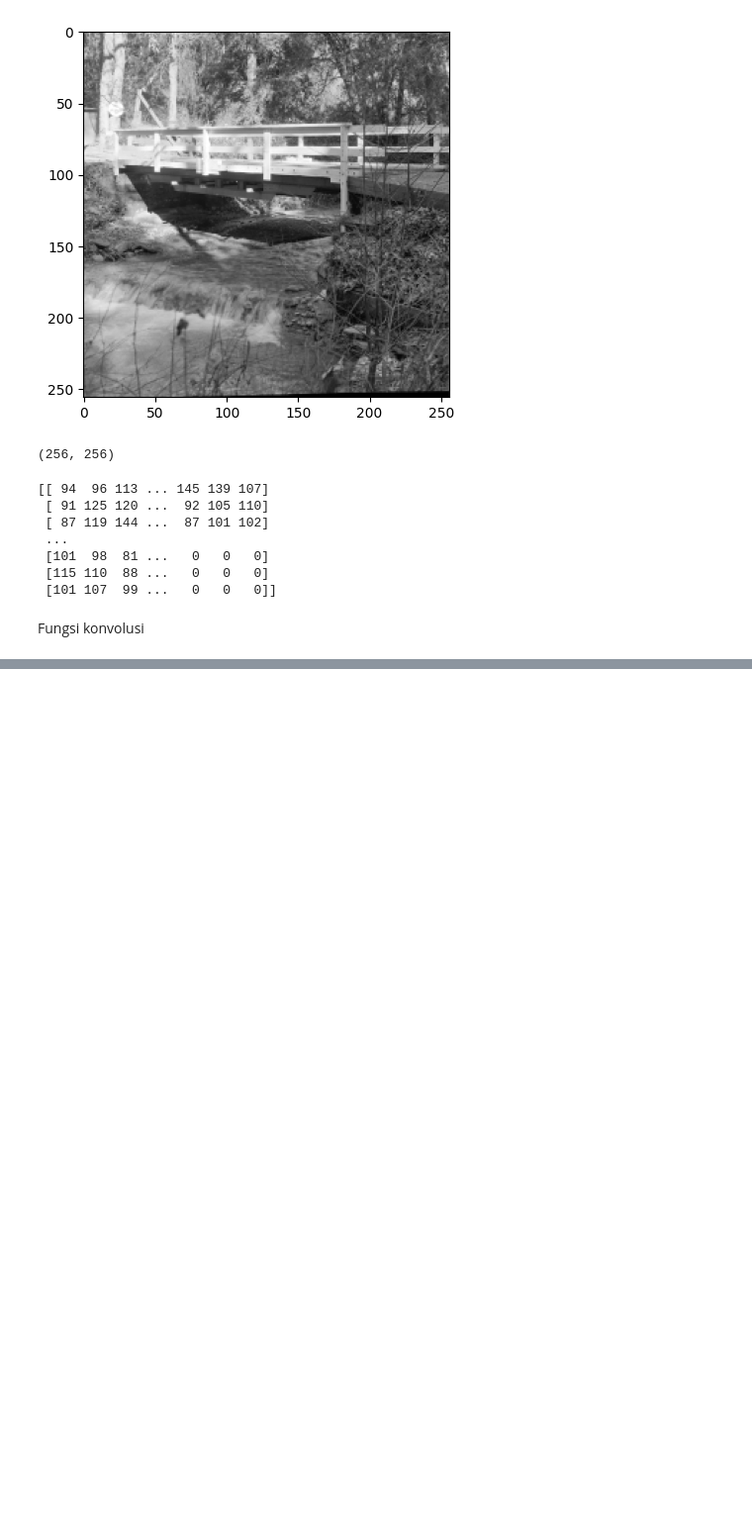
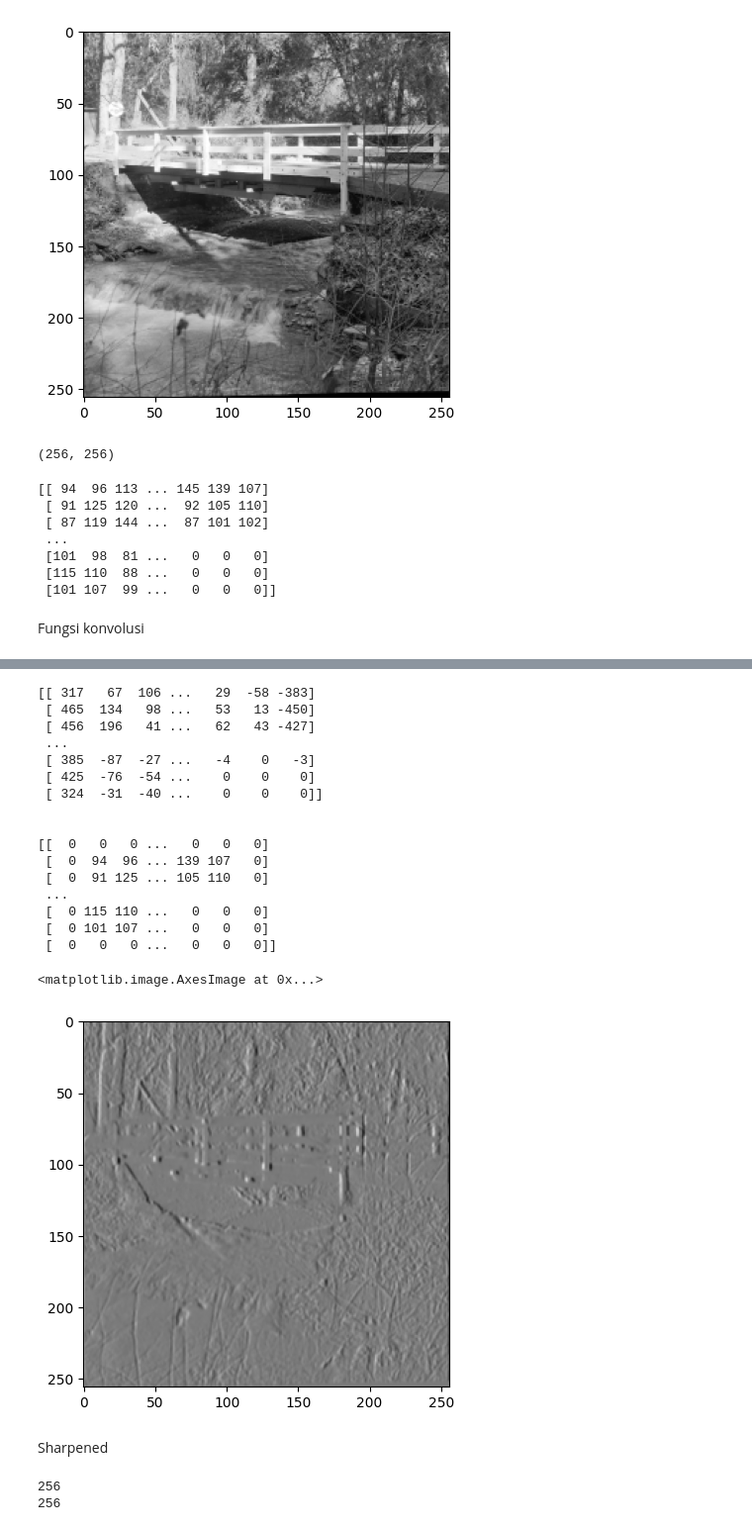
Before and after one commit to nyayuchika/pcd-coursework, a Jupyter notebook: PCD_Assignment02.ipynb, the cells around one changed output, grey strips where cells are left out. Shown at 99% size. Cells and saved outputs as stored; diff of their text form; code cells hidden in the pictures; blank space fills up the shorter version.

```diff
--- a/PCD_Assignment02.ipynb
+++ b/PCD_Assignment02.ipynb
@@ -97,6 +97,13 @@ sharpen_kernel = np.array([[[0, -1, 0],
                             [-1, 5, -1],
                             [0, -1, 0]]])
 print(sharpen_kernel,'\n')
+
+# Edge detection (Sobel horizontal)
+sobel_x = np.array([[-1, 0, 1],
+                    [-2, 0, 2],
+                    [-1, 0, 1]
+])
+print(sobel_x)
 # %% [output]
 [[0 0 0]
  [0 1 0]
@@ -115,0 +203,28 @@ print(sharpen_kernel,'\n')
+# %%
+#Edge detection kernel
+
+edge_konvolusi, edge_padding = konvolusi(img, sobel_x)
+print(np.array(edge_konvolusi), '\n\n')
+print(np.array(edge_padding),'\n\n')
+plt.imshow(edge_konvolusi, cmap='gray')
+# %% [output]
+[[ 317   67  106 ...   29  -58 -383]
+ [ 465  134   98 ...   53   13 -450]
+ [ 456  196   41 ...   62   43 -427]
+ ...
+ [ 385  -87  -27 ...   -4    0   -3]
+ [ 425  -76  -54 ...    0    0    0]
+ [ 324  -31  -40 ...    0    0    0]]
+
+
+[[  0   0   0 ...   0   0   0]
+ [  0  94  96 ... 139 107   0]
+ [  0  91 125 ... 105 110   0]
+ ...
+ [  0 115 110 ...   0   0   0]
+ [  0 101 107 ...   0   0   0]
+ [  0   0   0 ...   0   0   0]]
+<matplotlib.image.AxesImage at 0x...>
+[figure, added]
+# %% [markdown]
+Sharpened
@@ -115,0 +233,6 @@ print(sharpen_kernel,'\n')
+# %%
+print(baris_img)
+print(kolom_img)
+# %% [output]
+256
+256
```
Also changed, not shown: parts of 10 cells of this notebook.
